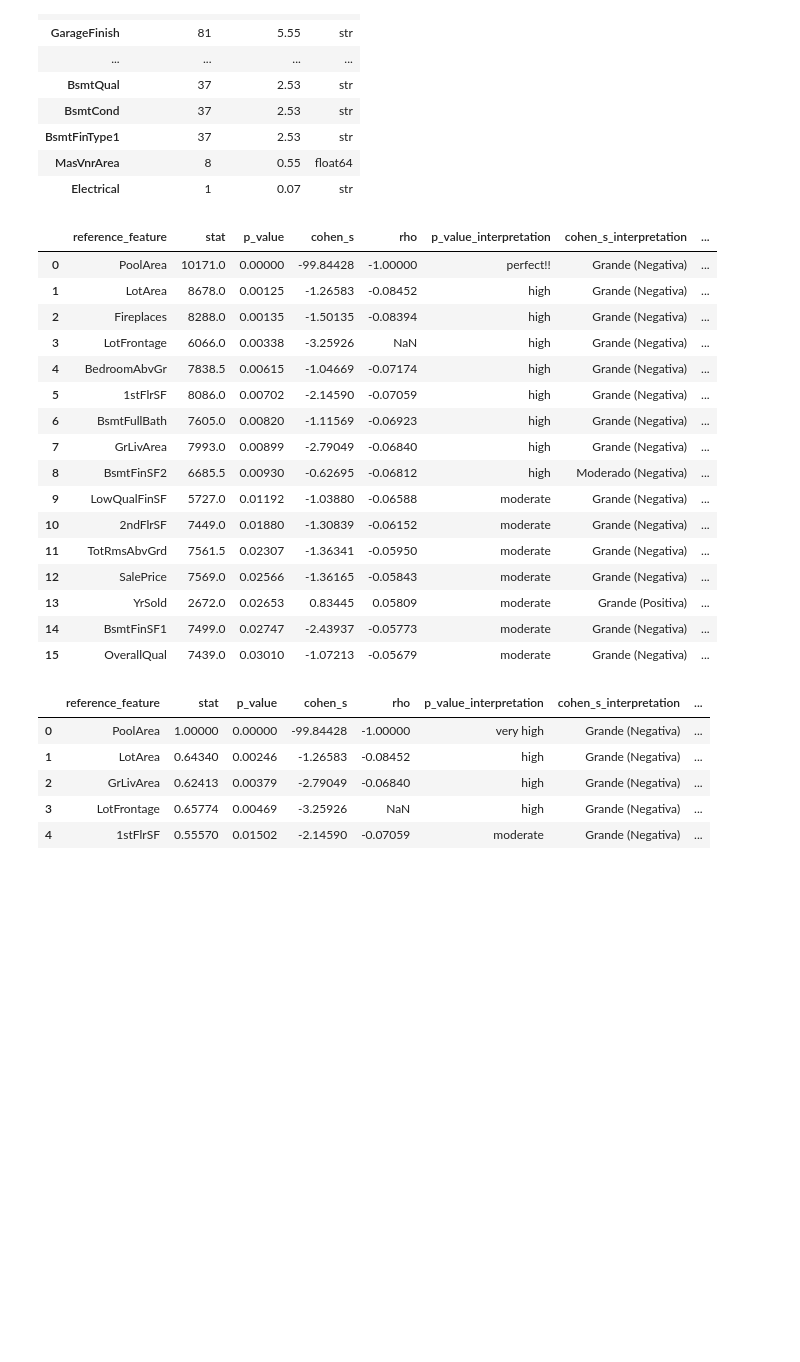
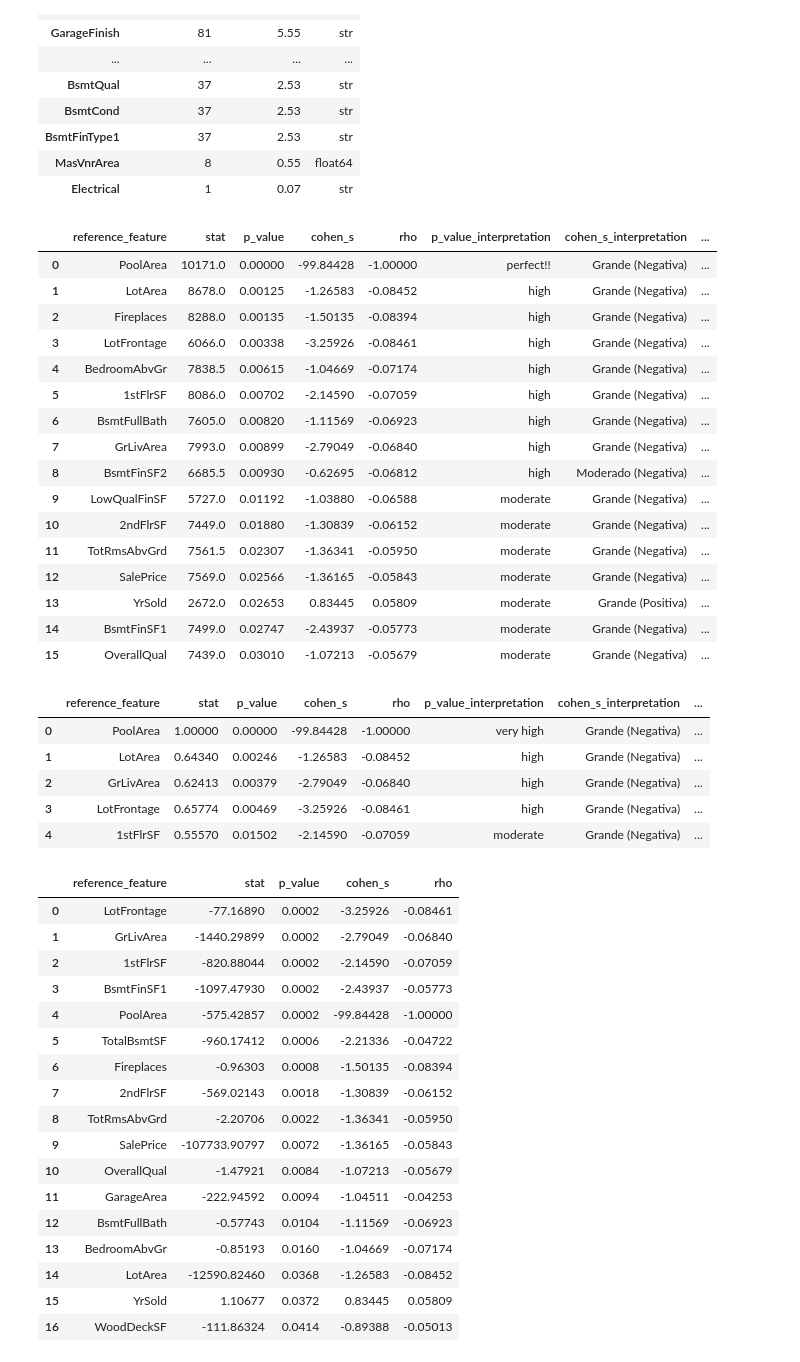
Before and after one commit to Albe036/ML-house-prices, a Jupyter notebook: notebooks_opt/missing_values.ipynb, the cells around one changed output. Cells and saved outputs as stored; diff of their text form; code cells hidden in the pictures; blank space fills up the shorter version.

Commit message:
changes added permutationtest

```diff
--- a/notebooks_opt/missing_values.ipynb
+++ b/notebooks_opt/missing_values.ipynb
@@ -37,28 +37,32 @@ list_missing_values(use_df)
 # %%
 """
 #PoolQC: Calidad de la piscina.
 Ex	Excellent (Excelente)
 Gd	Good (Bueno)
 TA	Average/Typical (Promedio/Típico)
 Fa	Fair (Justo/Regular)
 NA	No Pool (Sin piscina)
 """
 from functions.missingvalues.mannWhitney_u import MannWhitneyU
 from functions.missingvalues.kolmogorovSmirnov import KolmogorovSmirnov
+from functions.missingvalues.PermutationTest import PermutationTest
 use_df['PoolQC'].unique()
 
 mw = MannWhitneyU(use_df)
 resmw = mw.all_features(missing_feature="PoolQC", desc=True, onlyTrue=True)
 dsp(resmw)
 ks = KolmogorovSmirnov(use_df)
 resks = ks.all_features(missing_feature="PoolQC", desc=True, onlyTrue=True)
 dsp(resks)
+pt = PermutationTest(use_df)
+ptss = pt.all_features(missing_feature="PoolQC", desc=True, onlyTrue=True)
+dsp(ptss)
 # %% [output]
 |  | reference_feature | stat | p_value | cohen_s | rho | p_value_interpretation | cohen_s_interpretation | ... |
 | 0 | PoolArea | 10171.0 | 0.00000 | -99.84428 | -1.00000 | perfect!! | Grande (Negativa) | ... |
 | 1 | LotArea | 8678.0 | 0.00125 | -1.26583 | -0.08452 | high | Grande (Negativa) | ... |
 | 2 | Fireplaces | 8288.0 | 0.00135 | -1.50135 | -0.08394 | high | Grande (Negativa) | ... |
-| 3 | LotFrontage | 6066.0 | 0.00338 | -3.25926 | NaN | high | Grande (Negativa) | ... |
+| 3 | LotFrontage | 6066.0 | 0.00338 | -3.25926 | -0.08461 | high | Grande (Negativa) | ... |
 | 4 | BedroomAbvGr | 7838.5 | 0.00615 | -1.04669 | -0.07174 | high | Grande (Negativa) | ... |
 | 5 | 1stFlrSF | 8086.0 | 0.00702 | -2.14590 | -0.07059 | high | Grande (Negativa) | ... |
 | 6 | BsmtFullBath | 7605.0 | 0.00820 | -1.11569 | -0.06923 | high | Grande (Negativa) | ... |
@@ -75,5 +79,23 @@ dsp(resks)
 | 0 | PoolArea | 1.00000 | 0.00000 | -99.84428 | -1.00000 | very high | Grande (Negativa) | ... |
 | 1 | LotArea | 0.64340 | 0.00246 | -1.26583 | -0.08452 | high | Grande (Negativa) | ... |
 | 2 | GrLivArea | 0.62413 | 0.00379 | -2.79049 | -0.06840 | high | Grande (Negativa) | ... |
-| 3 | LotFrontage | 0.65774 | 0.00469 | -3.25926 | NaN | high | Grande (Negativa) | ... |
+| 3 | LotFrontage | 0.65774 | 0.00469 | -3.25926 | -0.08461 | high | Grande (Negativa) | ... |
 | 4 | 1stFlrSF | 0.55570 | 0.01502 | -2.14590 | -0.07059 | moderate | Grande (Negativa) | ... |
+|  | reference_feature | stat | p_value | cohen_s | rho |
+| 0 | LotFrontage | -77.16890 | 0.0002 | -3.25926 | -0.08461 |
+| 1 | GrLivArea | -1440.29899 | 0.0002 | -2.79049 | -0.06840 |
+| 2 | 1stFlrSF | -820.88044 | 0.0002 | -2.14590 | -0.07059 |
+| 3 | BsmtFinSF1 | -1097.47930 | 0.0002 | -2.43937 | -0.05773 |
+| 4 | PoolArea | -575.42857 | 0.0002 | -99.84428 | -1.00000 |
+| 5 | TotalBsmtSF | -960.17412 | 0.0006 | -2.21336 | -0.04722 |
+| 6 | Fireplaces | -0.96303 | 0.0008 | -1.50135 | -0.08394 |
+| 7 | 2ndFlrSF | -569.02143 | 0.0018 | -1.30839 | -0.06152 |
+| 8 | TotRmsAbvGrd | -2.20706 | 0.0022 | -1.36341 | -0.05950 |
+| 9 | SalePrice | -107733.90797 | 0.0072 | -1.36165 | -0.05843 |
+| 10 | OverallQual | -1.47921 | 0.0084 | -1.07213 | -0.05679 |
+| 11 | GarageArea | -222.94592 | 0.0094 | -1.04511 | -0.04253 |
+| 12 | BsmtFullBath | -0.57743 | 0.0104 | -1.11569 | -0.06923 |
+| 13 | BedroomAbvGr | -0.85193 | 0.0160 | -1.04669 | -0.07174 |
+| 14 | LotArea | -12590.82460 | 0.0368 | -1.26583 | -0.08452 |
+| 15 | YrSold | 1.10677 | 0.0372 | 0.83445 | 0.05809 |
+| 16 | WoodDeckSF | -111.86324 | 0.0414 | -0.89388 | -0.05013 |
```
Also changed, not shown: 1 other file.
